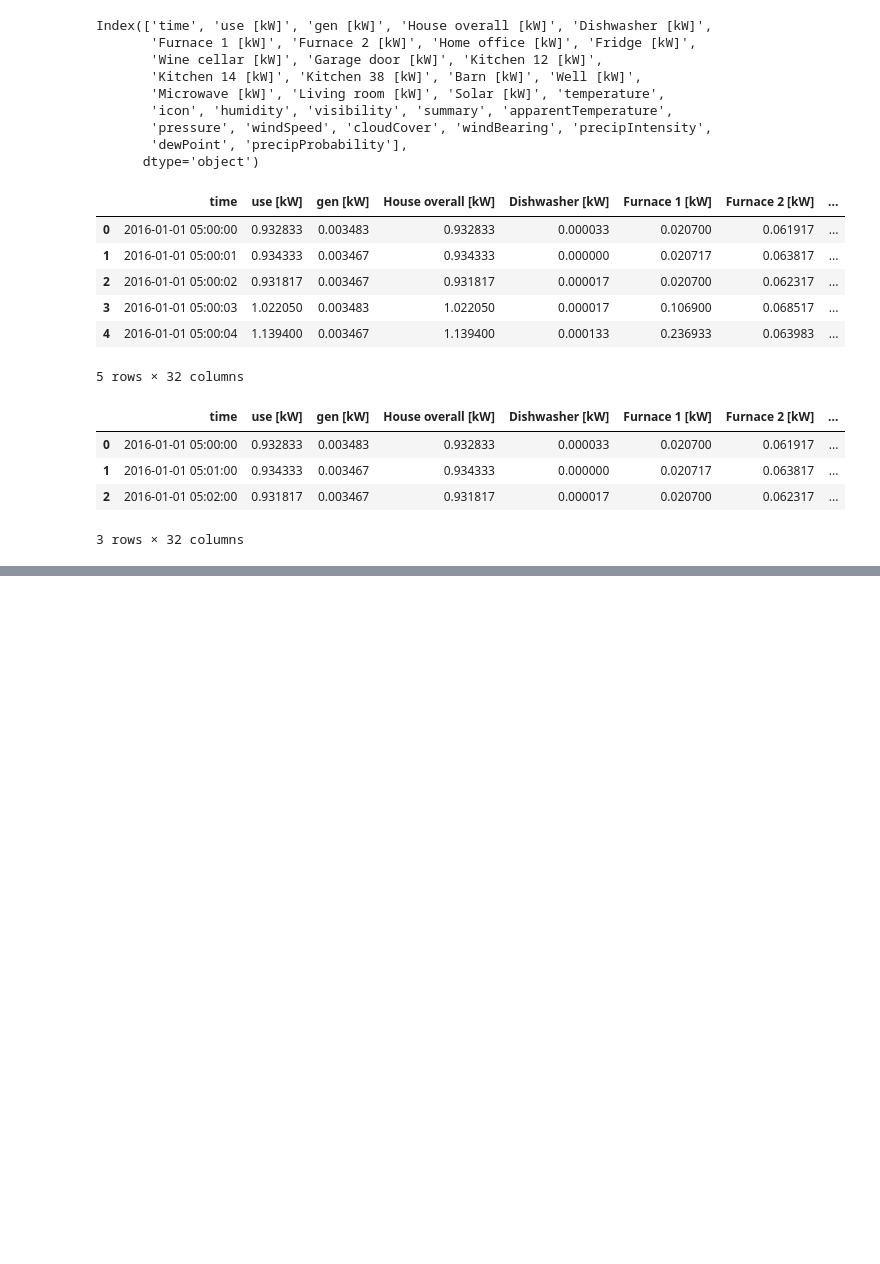
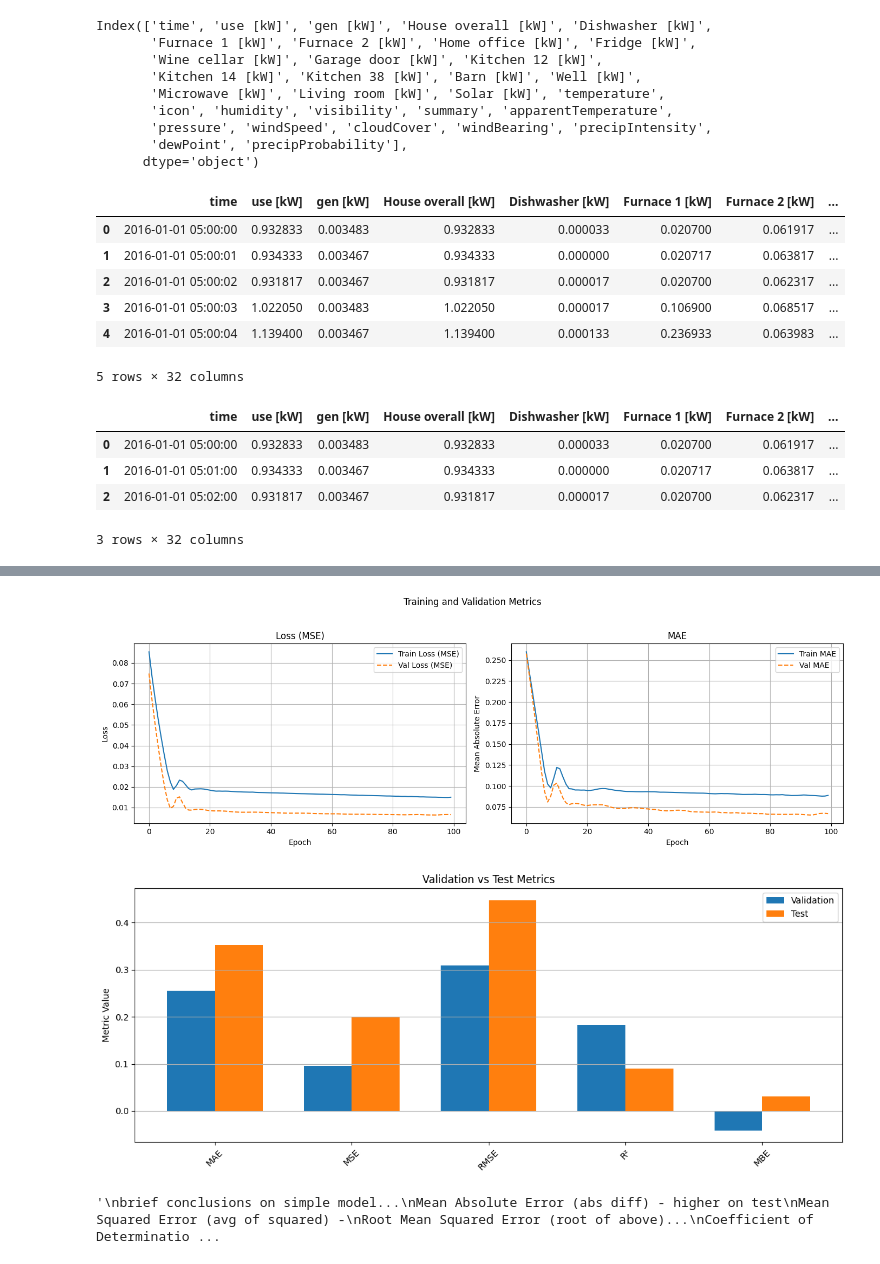
Before and after one commit to nxtum/RTOSxenoLabs, a Jupyter notebook: Untitled4.ipynb, the cells around one changed output, grey strips where cells are left out. Cells and saved outputs as stored; diff of their text form; code cells hidden in the pictures; blank space fills up the shorter version.

```diff
--- a/Untitled4.ipynb
+++ b/Untitled4.ipynb
@@ -254,0 +252,77 @@ plt.show()
+# %%
+def mean_absolute_percentage_error(y_true, y_pred):
+    return np.mean(np.abs((y_true - y_pred) / (y_true + 1e-8))) * 100
+
+def mean_bias_error(y_true, y_pred):
+    return np.mean(y_pred - y_true)
+
+def evaluate_forecasts(y_true, y_pred, label='Test'):
+    mae = mean_absolute_error(y_true, y_pred)
+    mse = mean_squared_error(y_true, y_pred)
+    rmse = np.sqrt(mse)
+    r2 = r2_score(y_true, y_pred)
+    mape = mean_absolute_percentage_error(y_true, y_pred)
+    mbe = mean_bias_error(y_true, y_pred)
+    print(f"\n{label} Metrics:")
+    print(f"MAE:  {mae:.4f}")
+    print(f"MSE:  {mse:.4f}")
+    print(f"RMSE: {rmse:.4f}")
+    print(f"R²:   {r2:.4f}")
+    print(f"MAPE: {mape:.2f}%")
+    print(f" MBE:  {mbe:.4f}")
+    return mae, mse, rmse, r2, mbe
+
+# test and val sets..
+mae, mse, rmse, r2, mbe = evaluate_forecasts(actual_kW, predicted_kW)
+val_mae, val_mse, val_rmse, val_r2, val_mbe = evaluate_forecasts(val_actual, val_predicted, label='Validation')
+
+
+
+fig, axs = plt.subplots(1, 2, figsize=(14, 5))
+axs[0].plot(history.history['loss'], label='Train Loss (MSE)')
+axs[0].plot(history.history['val_loss'], label='Val Loss (MSE)', linestyle='--')
+axs[0].set_title('Loss (MSE)')
+axs[0].set_xlabel('Epoch')
+axs[0].set_ylabel('Loss')
+axs[0].grid(True)
+axs[0].legend()
+
+axs[1].plot(history.history['mae'], label='Train MAE')
+axs[1].plot(history.history['val_mae'], label='Val MAE', linestyle='--')
+axs[1].set_title('MAE')
+axs[1].set_xlabel('Epoch')
+axs[1].set_ylabel('Mean Absolute Error')
+axs[1].grid(True)
+axs[1].legend()
+
+plt.suptitle('Training and Validation Metrics')
+plt.tight_layout(rect=[0, 0.03, 1, 0.95])
+plt.show()
+
+# to see numbers more easily...
+metric_names = ["MAE", "MSE", "RMSE", "R²", "MBE"]
+test_metrics = [mae, mse, rmse, r2, mbe]
+val_metrics  = [val_mae, val_mse, val_rmse, val_r2, val_mbe]
+x = np.arange(len(metric_names))
+width = 0.35
+plt.figure(figsize=(12, 5))
+plt.bar(x - width/2, val_metrics, width, label='Validation')
+plt.bar(x + width/2, test_metrics, width, label='Test')
+plt.xticks(x, metric_names, rotation=45)
+plt.ylabel('Metric Value')
+plt.title('Validation vs Test Metrics')
+plt.grid(True, axis='y')
+plt.legend()
+plt.tight_layout()
+plt.show()
+
+'''
+brief conclusions on simple model...
+Mean Absolute Error (abs diff) - higher on test
+Mean Squared Error (avg of squared) -
+Root Mean Squared Error (root of above)...
+Coefficient of Determination for explaining  variation in the data... -
+Mean Absolute Percentage Error - kinda high on test metrics...
+Mean Bias Error
+'''
+# %% [output]
@@ -255,3 +344,6 @@ plt.show()
+[figure, added]
+[figure, added]
+'\nbrief conclusions on simple model...\nMean Absolute Error (abs diff) - higher on test\nMean Squared Error (avg of squared) -\nRoot Mean Squared Error (root of above)...\nCoefficient of Determinatio ...
 # %%
 flat_pred = predicted_kW.flatten()
 flat_actual = actual_kW.flatten()
```
Also changed, not shown: parts of 8 cells of this notebook.
